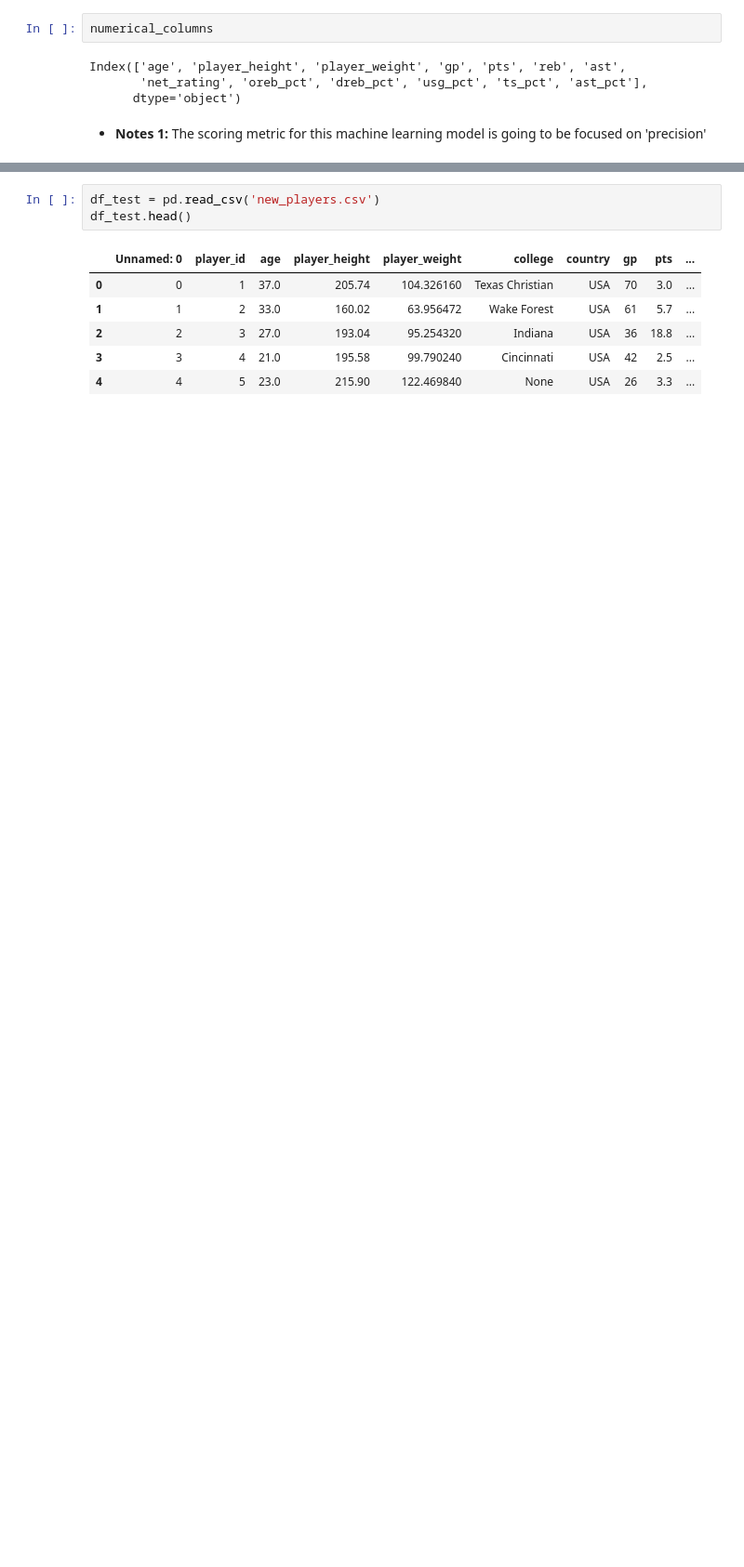
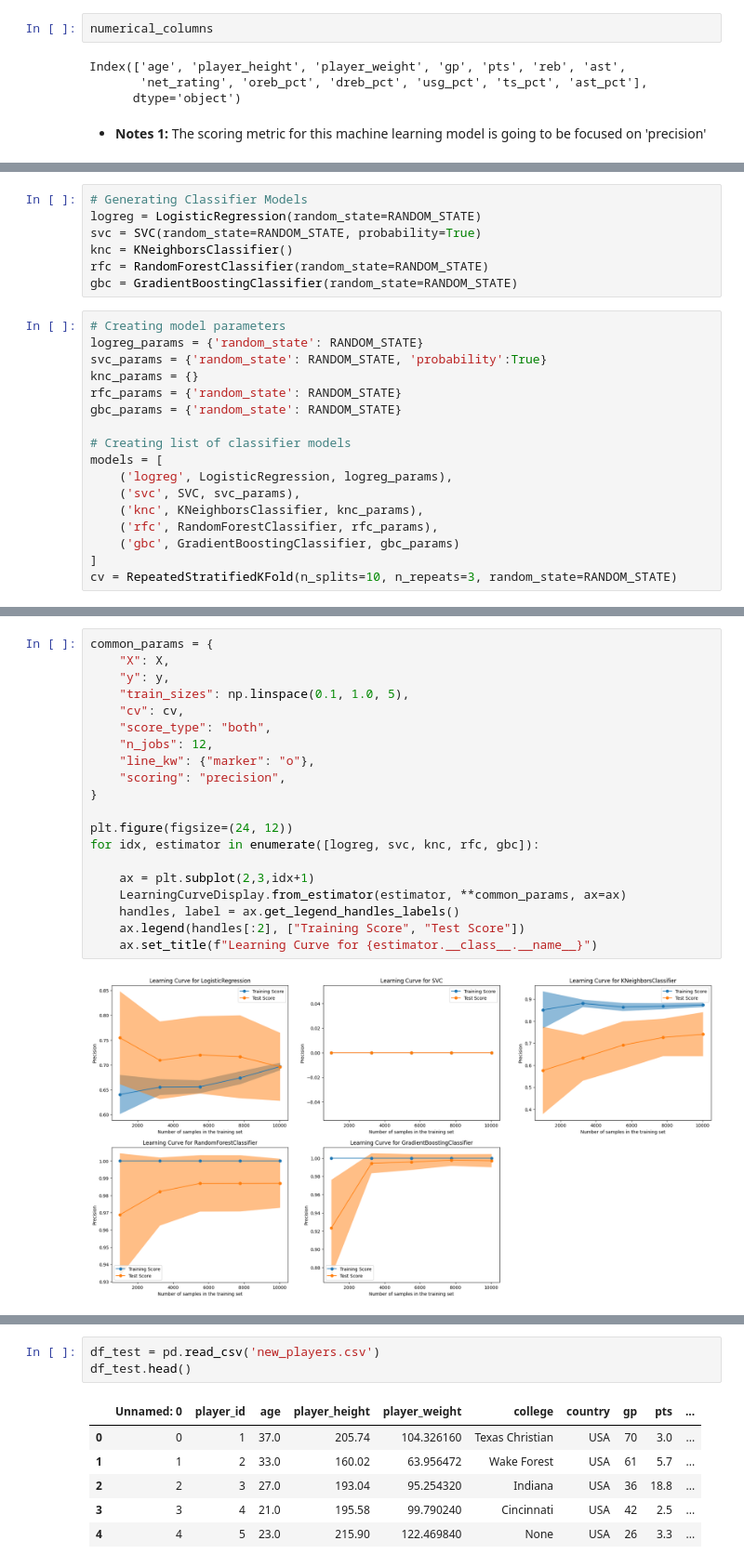
Before and after one commit to bolaubi/BasketballPlayer-Recruitment, a Jupyter notebook: basketball_player_recruitment.ipynb, the cells around one changed output, grey strips where cells are left out. Shown at 93% size. Cells and saved outputs as stored; diff of their text form; blank space fills up the shorter version.

Commit message:
C3.0.1 - Modifying classifier models, adding markdown definitions

```diff
--- a/basketball_player_recruitment.ipynb
+++ b/basketball_player_recruitment.ipynb
@@ -1091,0 +683,24 @@ array([0, 0, 0, ..., 0, 0, 0], dtype=int64)
+# %%
+# Generating Classifier Models
+logreg = LogisticRegression(random_state=RANDOM_STATE)
+svc = SVC(random_state=RANDOM_STATE, probability=True)
+knc = KNeighborsClassifier()
+rfc = RandomForestClassifier(random_state=RANDOM_STATE)
+gbc = GradientBoostingClassifier(random_state=RANDOM_STATE)
+# %%
+# Creating model parameters
+logreg_params = {'random_state': RANDOM_STATE}
+svc_params = {'random_state': RANDOM_STATE, 'probability':True}
+knc_params = {}
+rfc_params = {'random_state': RANDOM_STATE}
+gbc_params = {'random_state': RANDOM_STATE}
+
+# Creating list of classifier models
+models = [
+    ('logreg', LogisticRegression, logreg_params),
+    ('svc', SVC, svc_params),
+    ('knc', KNeighborsClassifier, knc_params),
+    ('rfc', RandomForestClassifier, rfc_params),
+    ('gbc', GradientBoostingClassifier, gbc_params)
+]
+cv = RepeatedStratifiedKFold(n_splits=10, n_repeats=3, random_state=RANDOM_STATE)
@@ -1091,0 +724,22 @@ array([0, 0, 0, ..., 0, 0, 0], dtype=int64)
+# %%
+common_params = {
+    "X": X,
+    "y": y,
+    "train_sizes": np.linspace(0.1, 1.0, 5),
+    "cv": cv,
+    "score_type": "both",
+    "n_jobs": 12,
+    "line_kw": {"marker": "o"},
+    "scoring": "precision",
+}
+
+plt.figure(figsize=(24, 12))
+for idx, estimator in enumerate([logreg, svc, knc, rfc, gbc]):
+
+    ax = plt.subplot(2,3,idx+1)
+    LearningCurveDisplay.from_estimator(estimator, **common_params, ax=ax)
+    handles, label = ax.get_legend_handles_labels()
+    ax.legend(handles[:2], ["Training Score", "Test Score"])
+    ax.set_title(f"Learning Curve for {estimator.__class__.__name__}")
+# %% [output]
+[figure, added]
```
Also changed, not shown: parts of 148 cells of this notebook, 4 other files.
